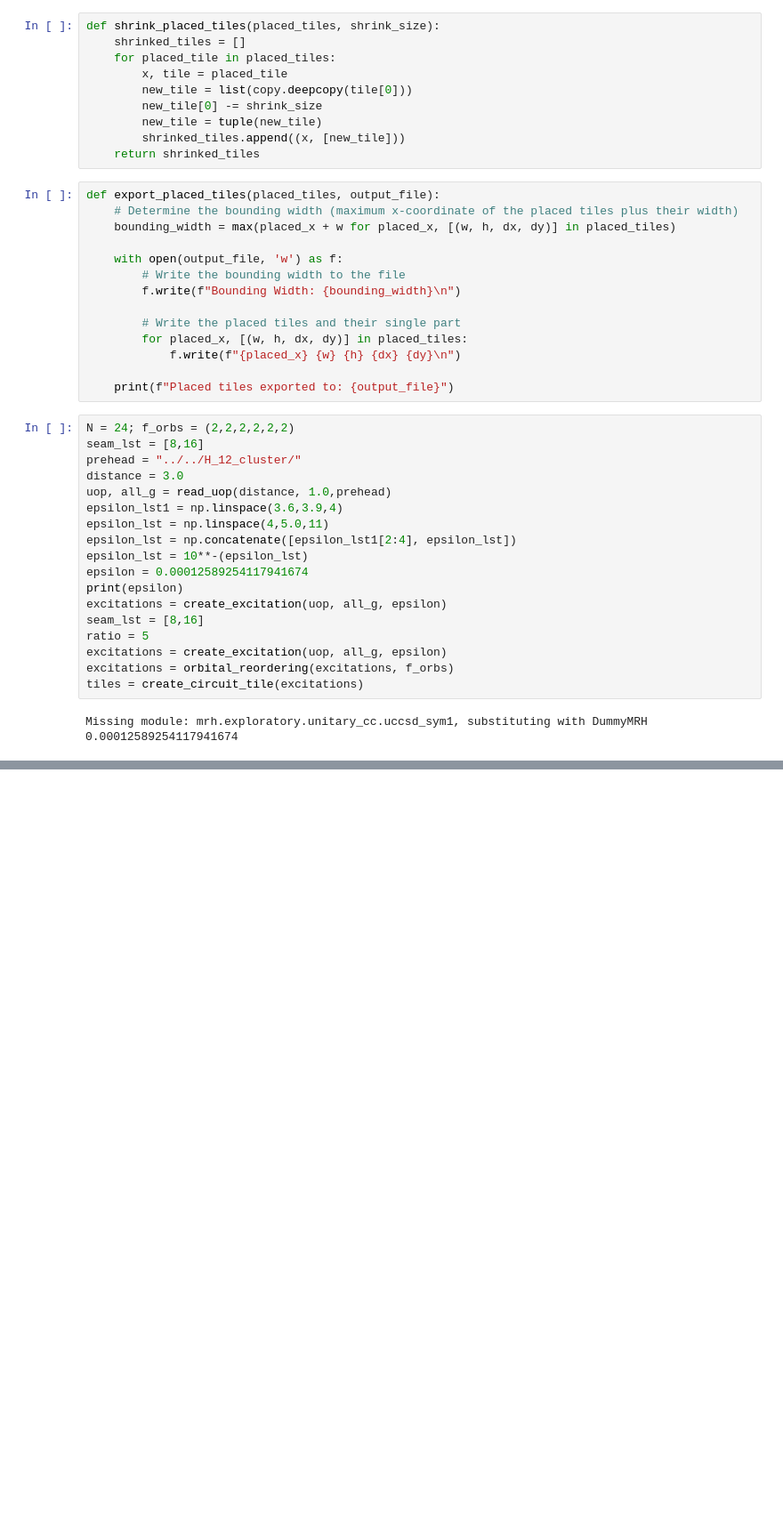
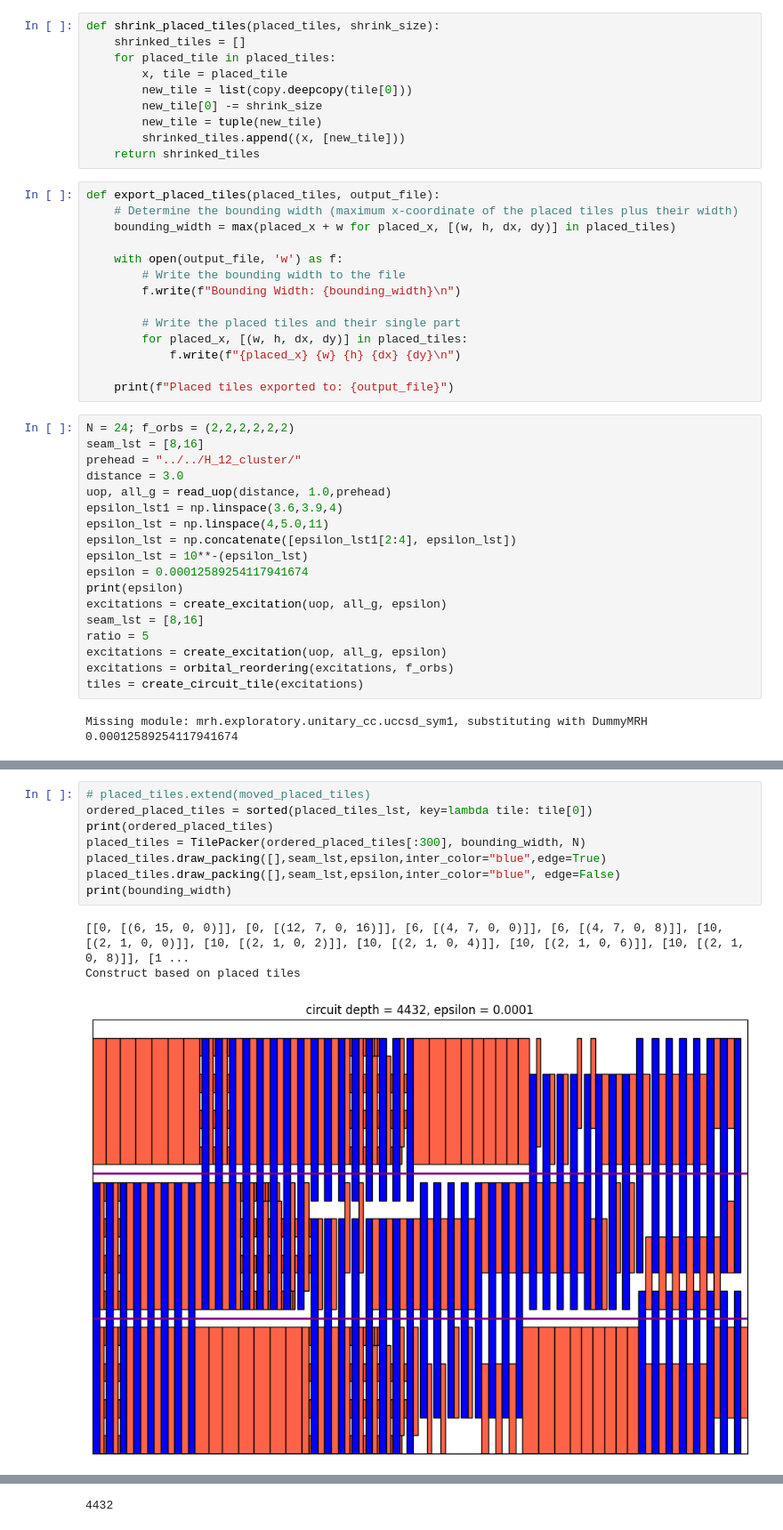
Before and after one commit to TianXue2002/H-chain, a Jupyter notebook: src/double_packing/double_packing.ipynb, the cells around one changed output, grey strips where cells are left out. Shown at 89% size. Drawn from its saved outputs; the diff is of its cells as text; blank space fills up the shorter version.

```diff
--- a/src/double_packing/double_packing.ipynb
+++ b/src/double_packing/double_packing.ipynb
@@ -189,0 +197,12 @@ Construct based on placed tiles
+# %%
+# placed_tiles.extend(moved_placed_tiles)
+ordered_placed_tiles = sorted(placed_tiles_lst, key=lambda tile: tile[0])
+print(ordered_placed_tiles)
+placed_tiles = TilePacker(ordered_placed_tiles[:300], bounding_width, N)
+placed_tiles.draw_packing([],seam_lst,epsilon,inter_color="blue",edge=True)
+placed_tiles.draw_packing([],seam_lst,epsilon,inter_color="blue", edge=False)
+print(bounding_width)
+# %% [output]
+[[0, [(6, 15, 0, 0)]], [0, [(12, 7, 0, 16)]], [6, [(4, 7, 0, 0)]], [6, [(4, 7, 0, 8)]], [10, [(2, 1, 0, 0)]], [10, [(2, 1, 0, 2)]], [10, [(2, 1, 0, 4)]], [10, [(2, 1, 0, 6)]], [10, [(2, 1, 0, 8)]], [1 ...
+Construct based on placed tiles
+[figure, added]
@@ -189,0 +210 @@ Construct based on placed tiles
+4432
```
Also changed, not shown: parts of 8 cells of this notebook, 54 other files.
